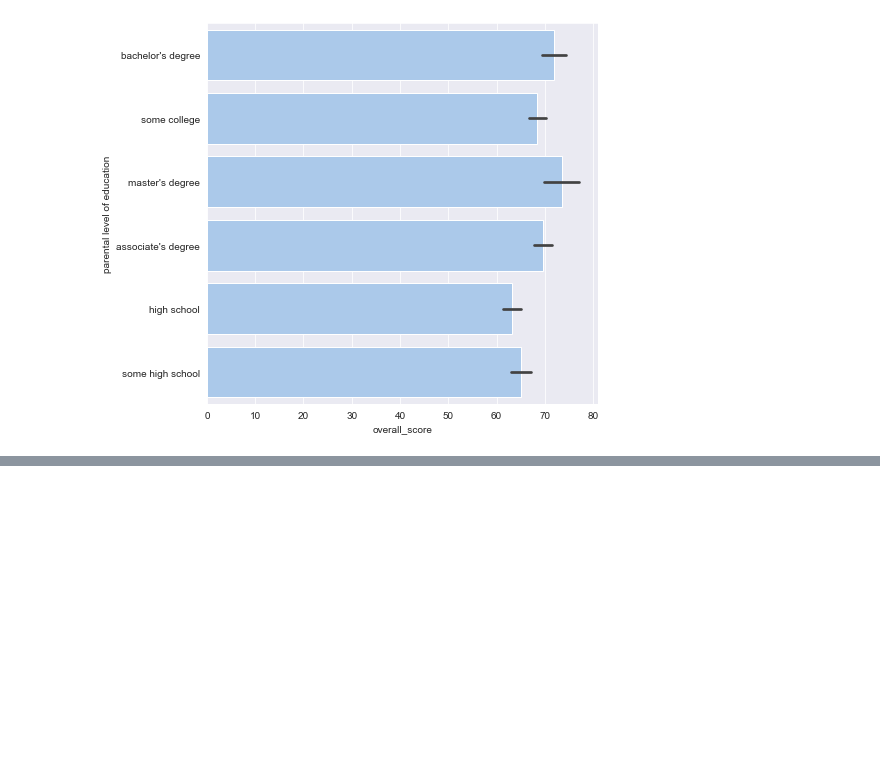
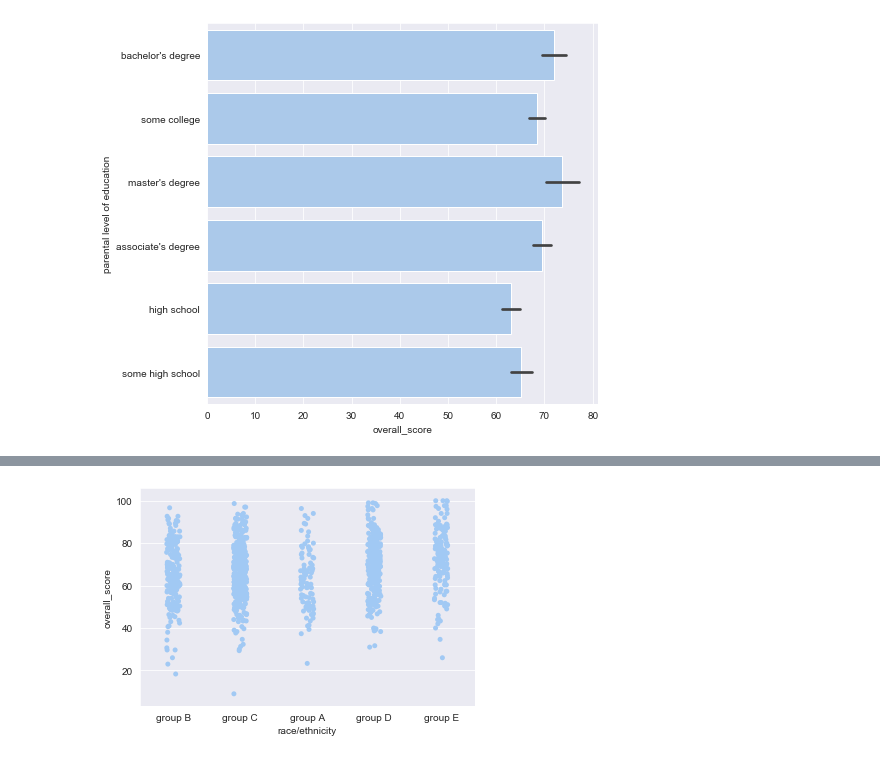
Before and after one commit to thomaskbrown18/data-visualization-practice, a Jupyter notebook: visualization_practice.ipynb, the cells around one changed output, grey strips where cells are left out. Cells and saved outputs as stored; diff of their text form; code cells hidden in the pictures; blank space fills up the shorter version.

```diff
--- a/visualization_practice.ipynb
+++ b/visualization_practice.ipynb
@@ -99,0 +201,4 @@ sns.barplot(x="overall_score", y="parental level of education", data=df, color =
+# %%
+sns.stripplot(data = df, x='race/ethnicity', y='overall_score', color = 'b');
+# %% [output]
+[figure, added]
```
Also changed, not shown: parts of 11 cells of this notebook.
